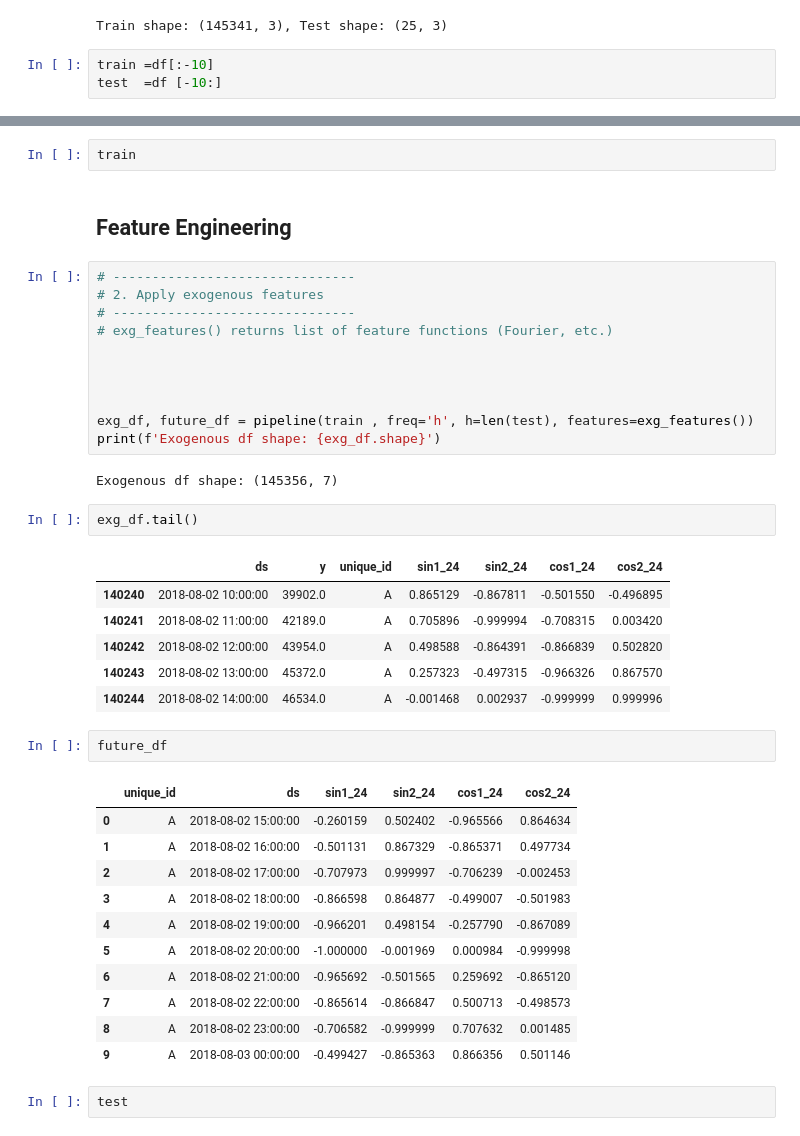
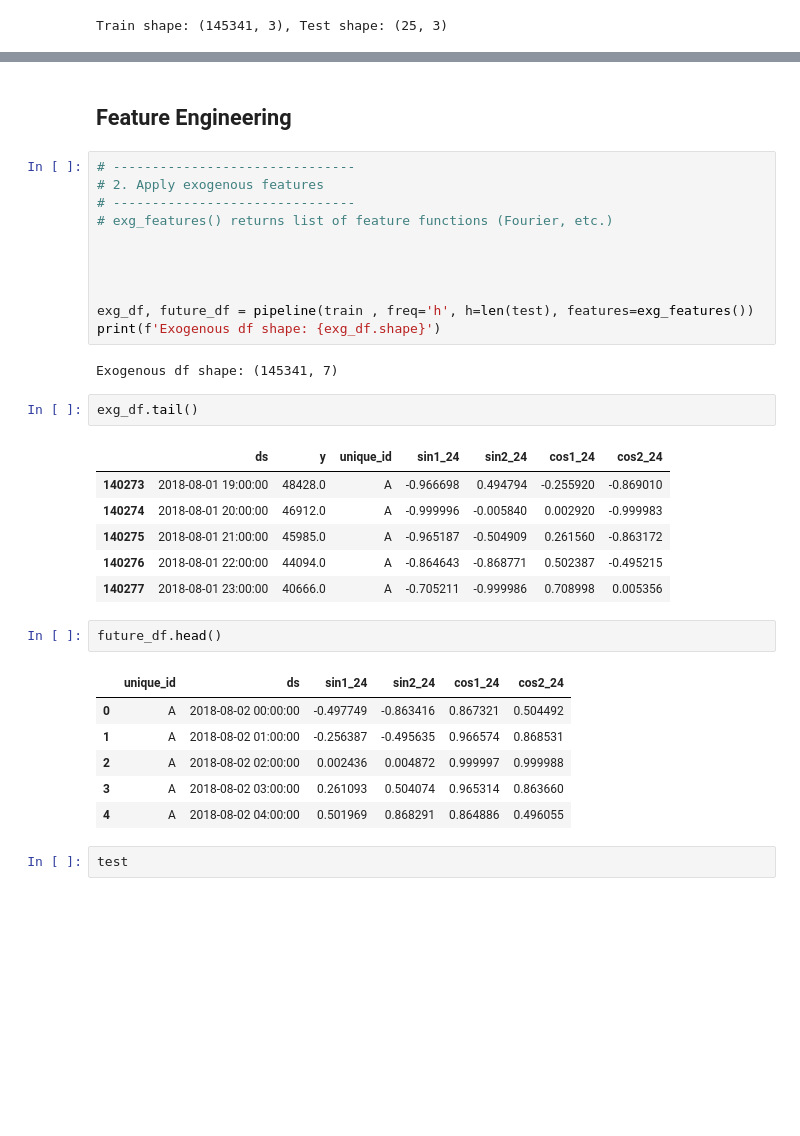
Before and after one commit to youssafB/Energy-Forecasting, a Jupyter notebook: notbooks/05_fine_tuning.ipynb, the cells around one changed output, grey strips where cells are left out. Cells and saved outputs as stored; diff of their text form; blank space fills up the shorter version.

```diff
--- a/notbooks/05_fine_tuning.ipynb
+++ b/notbooks/05_fine_tuning.ipynb
@@ -51,6 +51,3 @@ test  = df[df['ds'] >= split_date ]
 print(f'Train shape: {train.shape}, Test shape: {test.shape}')
 # %% [output]
 Train shape: (145341, 3), Test shape: (25, 3)
-# %%
-train =df[:-10]
-test  =df [-10:]
@@ -60,5 +54,3 @@ test  =df [-10:]
-# %%
-train
 # %% [markdown]
 ## Feature Engineering
 # %%
@@ -73,30 +65,25 @@ train
 exg_df, future_df = pipeline(train , freq='h', h=len(test), features=exg_features())
 print(f'Exogenous df shape: {exg_df.shape}')
 # %% [output]
-Exogenous df shape: (145356, 7)
+Exogenous df shape: (145341, 7)
 # %%
 exg_df.tail()
 # %% [output]
 |  | ds | y | unique_id | sin1_24 | sin2_24 | cos1_24 | cos2_24 |
-| 140240 | 2018-08-02 10:00:00 | 39902.0 | A | 0.865129 | -0.867811 | -0.501550 | -0.496895 |
-| 140241 | 2018-08-02 11:00:00 | 42189.0 | A | 0.705896 | -0.999994 | -0.708315 | 0.003420 |
-| 140242 | 2018-08-02 12:00:00 | 43954.0 | A | 0.498588 | -0.864391 | -0.866839 | 0.502820 |
-| 140243 | 2018-08-02 13:00:00 | 45372.0 | A | 0.257323 | -0.497315 | -0.966326 | 0.867570 |
-| 140244 | 2018-08-02 14:00:00 | 46534.0 | A | -0.001468 | 0.002937 | -0.999999 | 0.999996 |
+| 140273 | 2018-08-01 19:00:00 | 48428.0 | A | -0.966698 | 0.494794 | -0.255920 | -0.869010 |
+| 140274 | 2018-08-01 20:00:00 | 46912.0 | A | -0.999996 | -0.005840 | 0.002920 | -0.999983 |
+| 140275 | 2018-08-01 21:00:00 | 45985.0 | A | -0.965187 | -0.504909 | 0.261560 | -0.863172 |
+| 140276 | 2018-08-01 22:00:00 | 44094.0 | A | -0.864643 | -0.868771 | 0.502387 | -0.495215 |
+| 140277 | 2018-08-01 23:00:00 | 40666.0 | A | -0.705211 | -0.999986 | 0.708998 | 0.005356 |
 # %%
-future_df
+future_df.head()
 # %% [output]
 |  | unique_id | ds | sin1_24 | sin2_24 | cos1_24 | cos2_24 |
-| 0 | A | 2018-08-02 15:00:00 | -0.260159 | 0.502402 | -0.965566 | 0.864634 |
-| 1 | A | 2018-08-02 16:00:00 | -0.501131 | 0.867329 | -0.865371 | 0.497734 |
-| 2 | A | 2018-08-02 17:00:00 | -0.707973 | 0.999997 | -0.706239 | -0.002453 |
-| 3 | A | 2018-08-02 18:00:00 | -0.866598 | 0.864877 | -0.499007 | -0.501983 |
-| 4 | A | 2018-08-02 19:00:00 | -0.966201 | 0.498154 | -0.257790 | -0.867089 |
-| 5 | A | 2018-08-02 20:00:00 | -1.000000 | -0.001969 | 0.000984 | -0.999998 |
-| 6 | A | 2018-08-02 21:00:00 | -0.965692 | -0.501565 | 0.259692 | -0.865120 |
-| 7 | A | 2018-08-02 22:00:00 | -0.865614 | -0.866847 | 0.500713 | -0.498573 |
-| 8 | A | 2018-08-02 23:00:00 | -0.706582 | -0.999999 | 0.707632 | 0.001485 |
-| 9 | A | 2018-08-03 00:00:00 | -0.499427 | -0.865363 | 0.866356 | 0.501146 |
+| 0 | A | 2018-08-02 00:00:00 | -0.497749 | -0.863416 | 0.867321 | 0.504492 |
+| 1 | A | 2018-08-02 01:00:00 | -0.256387 | -0.495635 | 0.966574 | 0.868531 |
+| 2 | A | 2018-08-02 02:00:00 | 0.002436 | 0.004872 | 0.999997 | 0.999988 |
+| 3 | A | 2018-08-02 03:00:00 | 0.261093 | 0.504074 | 0.965314 | 0.863660 |
+| 4 | A | 2018-08-02 04:00:00 | 0.501969 | 0.868291 | 0.864886 | 0.496055 |
 # %%
 test
 # %% [output]
```
Also changed, not shown: parts of 8 cells of this notebook, 19 other files.
